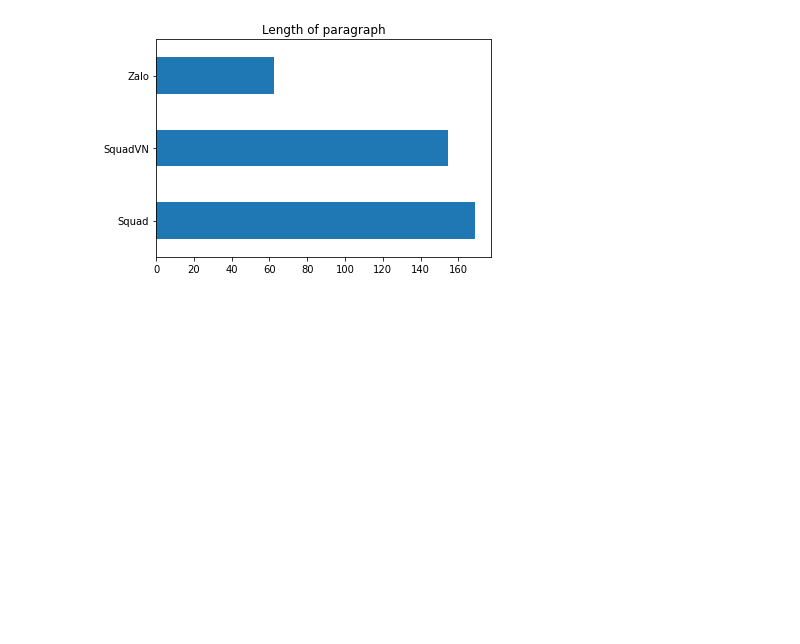
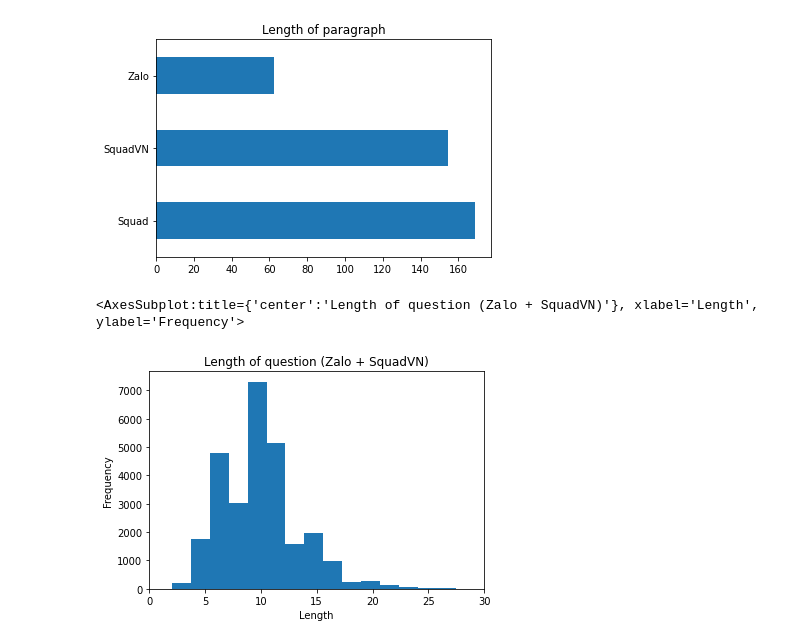
Before and after one commit to NewLuminous/Zalo-Vietnamese-Wiki-QA, a Jupyter notebook: data_analysis.ipynb, the cells around one changed output. Saved outputs shown, nothing was run; the diff lists cells and outputs as text; code cells hidden in the pictures; blank space fills up the shorter version.

Commit message:
Update data_analysis

```diff
--- a/data_analysis.ipynb
+++ b/data_analysis.ipynb
@@ -74,3 +74,6 @@ squad_data
 | 11871 | 5ad28ad0d7d075001a4299ce | Lực nào dẫn đến một đơn vị khối l... | Lực lượng | Lực pound có một đối trọng hệ mét... | kilogram-force | False |
 | 11872 | 5ad28ad0d7d075001a4299cf | Lực nào là một phần của hệ SI hiệ... | Lực lượng | Lực pound có một đối trọng hệ mét... | kilogram-force | False |
 141979 rows × 6 columns
+# %%
+combined_data = data_loading.load(src=['zaloai', 'mailong25', 'facebook'])
+combined_data
@@ -219,3 +236,10 @@ plt.title('Length of paragraph')
 paragraph_len.plot(kind='barh').invert_yaxis()
 # %% [output]
 [figure]
+# %%
+plt.title('Length of question (Zalo + SquadVN)')
+plt.xlabel('Length')
+combined_data['question'].str.split(' ').str.len().plot.hist(xlim=(0, 30), bins=20)
+# %% [output]
+<AxesSubplot:title={'center':'Length of question (Zalo + SquadVN)'}, xlabel='Length', ylabel='Frequency'>
+[figure, added]
```
Also changed, not shown: parts of 2 cells of this notebook.
